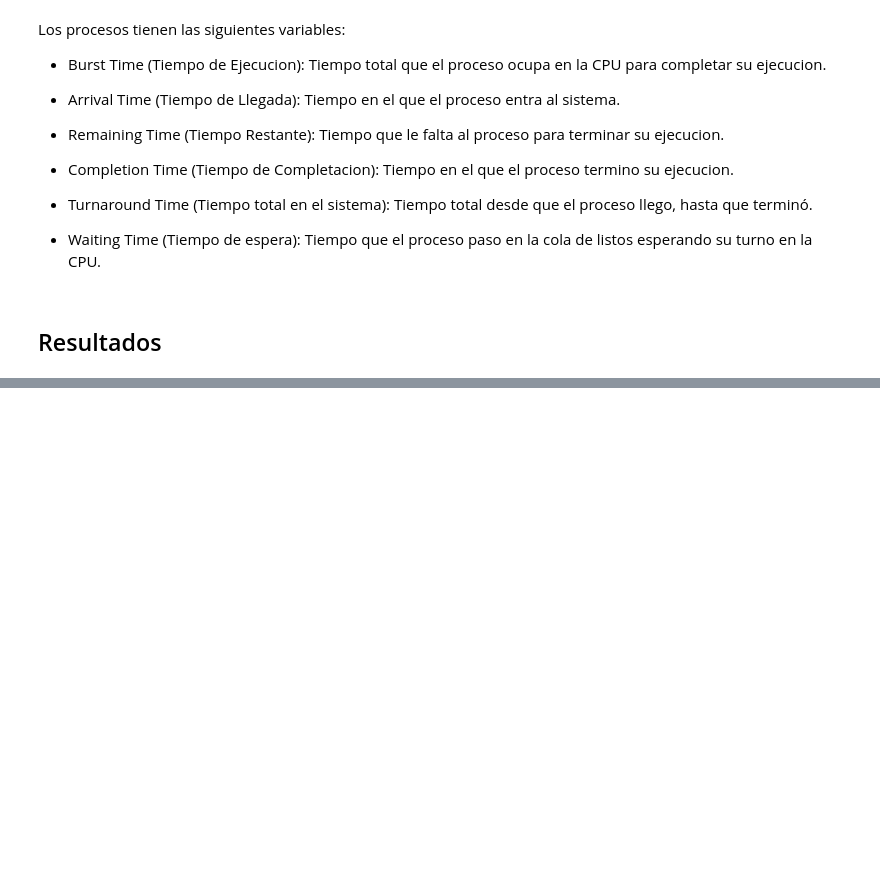
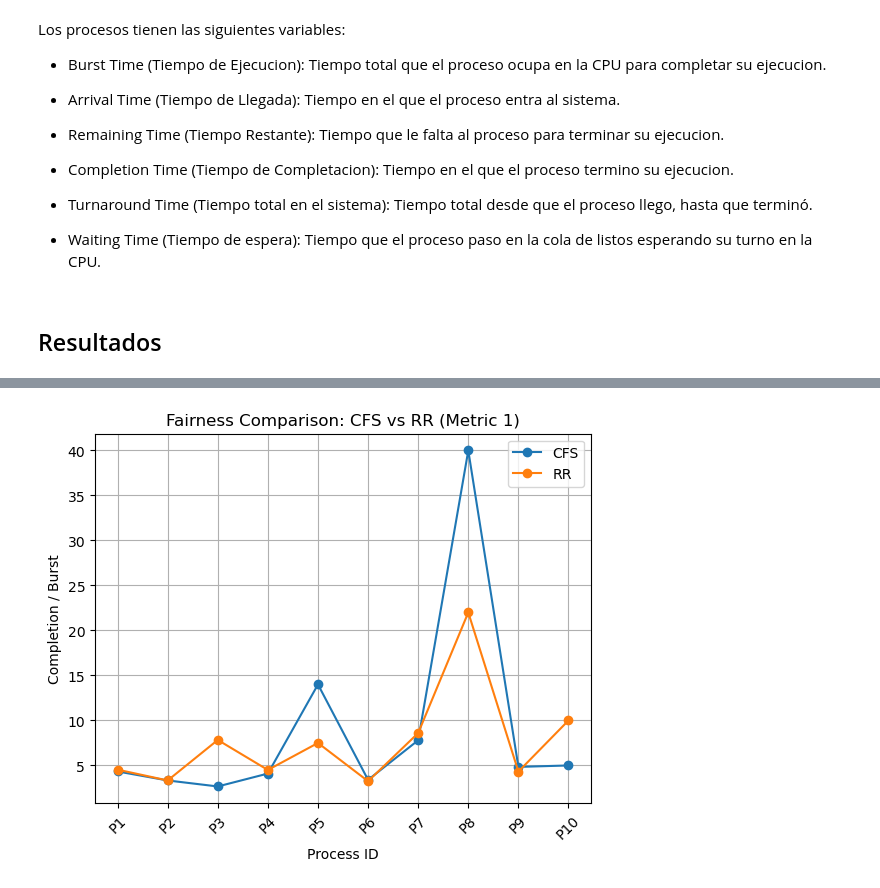
Before and after one commit to Zekkinity/cpu-scheduling-simulator, a Jupyter notebook: results.ipynb, the cells around one changed output, grey strips where cells are left out. Saved outputs shown, nothing was run; the diff lists cells and outputs as text; code cells hidden in the pictures; blank space fills up the shorter version.

```diff
--- a/results.ipynb
+++ b/results.ipynb
@@ -85,0 +189,98 @@ plt.show()
+# %%
+cfs = df[df["Algorithm"] == "CFS"].copy()
+
+# Compute fairness metrics
+cfs["Fairness1"] = cfs["CompletionTime"] / cfs["BurstTime"]
+cfs["Fairness2"] = cfs["BurstTime"] / cfs["CompletionTime"]
+cfs["Fairness3"] = (cfs["CompletionTime"] - cfs["CompletionTime"].min()) / (cfs["CompletionTime"].max() - cfs["CompletionTime"].min())
+
+cfs["Fairness4"] = cfs["TurnaroundTime"] / cfs["BurstTime"]
+cfs["Fairness5"] = cfs["ResponseTime"] / cfs["BurstTime"]
+
+# Make a copy to avoid warnings
+df2 = df.copy()
+
+# Compute fairness metrics for ALL algorithms
+df2["Fairness1"] = df2["CompletionTime"] / df2["BurstTime"]
+df2["Fairness2"] = df2["BurstTime"] / df2["CompletionTime"]
+df2["Fairness3"] = (df2["CompletionTime"] - df2.groupby("Algorithm")["CompletionTime"].transform("min")) / \
+                   (df2.groupby("Algorithm")["CompletionTime"].transform("max") - df2.groupby("Algorithm")["CompletionTime"].transform("min"))
+
+df2["Fairness4"] = df2["TurnaroundTime"] / df2["BurstTime"]
+df2["Fairness5"] = df2["ResponseTime"] / df2["BurstTime"]
+
+# Compute mean fairness metrics per algorithm
+fairness_means = df2.groupby("Algorithm")[["Fairness1","Fairness2","Fairness3","Fairness4","Fairness5"]].mean()
+
+print(fairness_means)
+
+
+algos = ["CFS", "RR"]
+metric = "Fairness1"
+
+plt.figure()
+
+for algo in algos:
+    subset = df[df["Algorithm"] == algo].copy()
+    subset["Fairness1"] = subset["CompletionTime"] / subset["BurstTime"]
+    plt.plot(subset["PID"], subset["Fairness1"], marker="o", label=algo)
+
+plt.xlabel("Process ID")
+plt.ylabel("Completion / Burst")
+plt.title("Fairness Comparison: CFS vs RR (Metric 1)")
+plt.xticks(rotation=45)
+plt.grid(True)
+plt.legend()
+plt.show()
+
+
+# Plot 1: CompletionTime / BurstTime
+plt.figure()
+plt.plot(cfs["PID"], cfs["Fairness1"], marker="o")
+plt.xlabel("Process ID")
+plt.ylabel("Completion / Burst")
+plt.title("CFS Fairness Metric 1: CompletionTime / BurstTime")
+plt.xticks(rotation=45)
+plt.grid(True)
+plt.show()
+
+# Plot 2: BurstTime / CompletionTime
+plt.figure()
+plt.plot(cfs["PID"], cfs["Fairness2"], marker="o")
+plt.xlabel("Process ID")
+plt.ylabel("Burst / Completion")
+plt.title("CFS Fairness Metric 2: BurstTime / CompletionTime")
+plt.xticks(rotation=45)
+plt.grid(True)
+plt.show()
+
+# Plot 3: Relative Completion Time
+plt.figure()
+plt.plot(cfs["PID"], cfs["Fairness3"], marker="o")
+plt.xlabel("Process ID")
+plt.ylabel("Relative Completion Time")
+plt.title("CFS Fairness Metric 3: Normalized Completion Time")
+plt.xticks(rotation=45)
+plt.grid(True)
+plt.show()
+
+# Plot 4: TurnaroundTime / BurstTime
+plt.figure()
+plt.plot(cfs["PID"], cfs["Fairness4"], marker="o")
+plt.xlabel("Process ID")
+plt.ylabel("Turnaround / Burst")
+plt.title("CFS Fairness Metric 4: TurnaroundTime / BurstTime")
+plt.xticks(rotation=45)
+plt.grid(True)
+plt.show()
+
+# Plot 5: ResponseTime / BurstTime
+plt.figure()
+plt.plot(cfs["PID"], cfs["Fairness5"], marker="o")
+plt.xlabel("Process ID")
+plt.ylabel("Response / Burst")
+plt.title("CFS Fairness Metric 5: ResponseTime / BurstTime")
+plt.xticks(rotation=45)
+plt.grid(True)
+plt.show()
+# %% [output]
@@ -85,0 +298 @@ plt.show()
+[figure, added]
```
Also changed, not shown: parts of 9 cells of this notebook, 7 other files.
